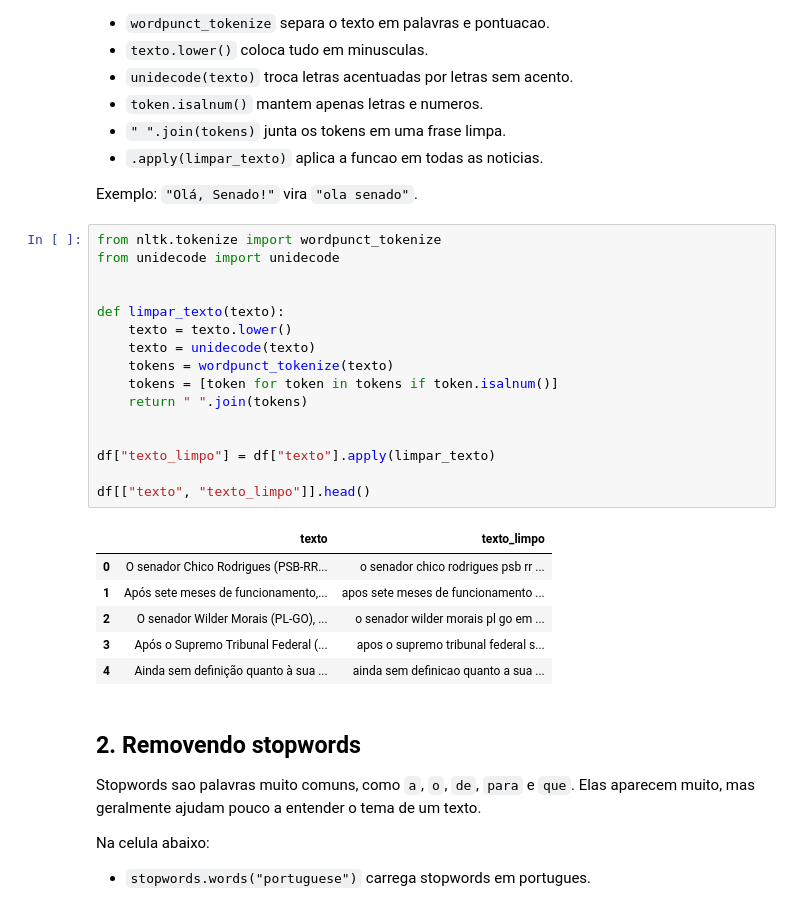
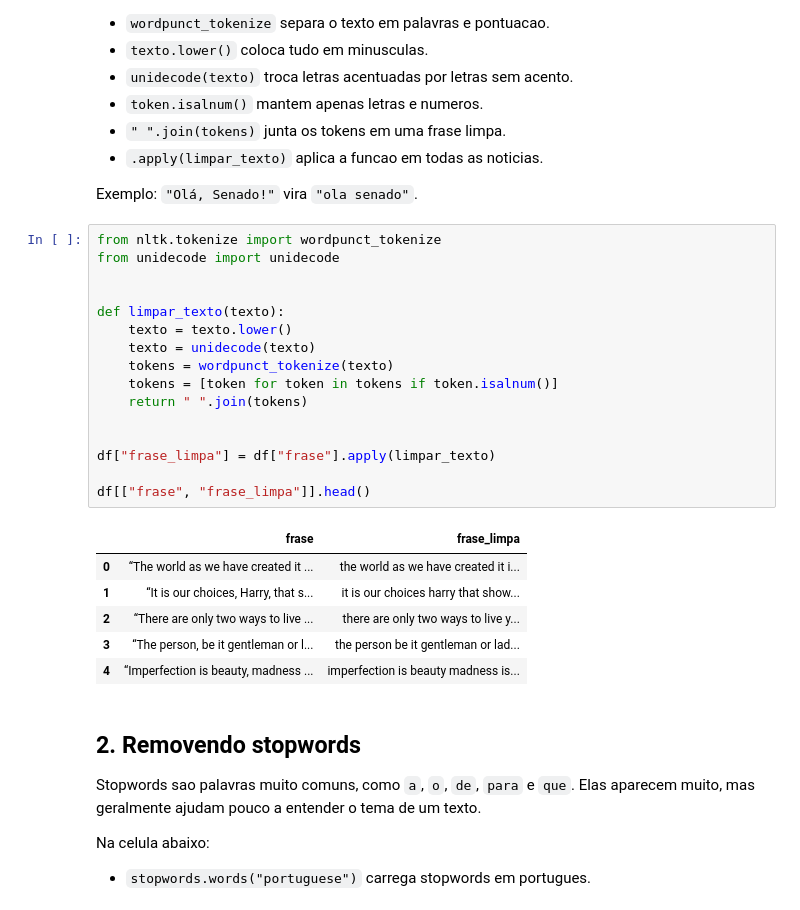
Before and after one commit to Isabela-Farina/Perspectiva_dados, a Jupyter notebook: PLN/introducao_pln.ipynb, the cells around one changed output. Saved outputs shown, nothing was run; the diff lists cells and outputs as text.

```diff
--- a/PLN/introducao_pln.ipynb
+++ b/PLN/introducao_pln.ipynb
@@ -62,26 +79,26 @@ Exemplo: `"Olá, Senado!"` vira `"ola senado"`.
 # %%
 from nltk.tokenize import wordpunct_tokenize
 from unidecode import unidecode
 
 
 def limpar_texto(texto):
     texto = texto.lower()
     texto = unidecode(texto)
     tokens = wordpunct_tokenize(texto)
     tokens = [token for token in tokens if token.isalnum()]
     return " ".join(tokens)
 
 
-df["texto_limpo"] = df["texto"].apply(limpar_texto)
+df["frase_limpa"] = df["frase"].apply(limpar_texto)
 
-df[["texto", "texto_limpo"]].head()
+df[["frase", "frase_limpa"]].head()
 # %% [output]
-|  | texto | texto_limpo |
-| 0 | O senador Chico Rodrigues (PSB-RR... | o senador chico rodrigues psb rr ... |
-| 1 | Após sete meses de funcionamento,... | apos sete meses de funcionamento ... |
-| 2 | O senador Wilder Morais (PL-GO), ... | o senador wilder morais pl go em ... |
-| 3 | Após o Supremo Tribunal Federal (... | apos o supremo tribunal federal s... |
-| 4 | Ainda sem definição quanto à sua ... | ainda sem definicao quanto a sua ... |
+|  | frase | frase_limpa |
+| 0 | “The world as we have created it ... | the world as we have created it i... |
+| 1 | “It is our choices, Harry, that s... | it is our choices harry that show... |
+| 2 | “There are only two ways to live ... | there are only two ways to live y... |
+| 3 | “The person, be it gentleman or l... | the person be it gentleman or lad... |
+| 4 | “Imperfection is beauty, madness ... | imperfection is beauty madness is... |
 # %% [markdown]
 ## 2. Removendo stopwords
 
```
Also changed, not shown: parts of 4 cells of this notebook, 1 other file.
